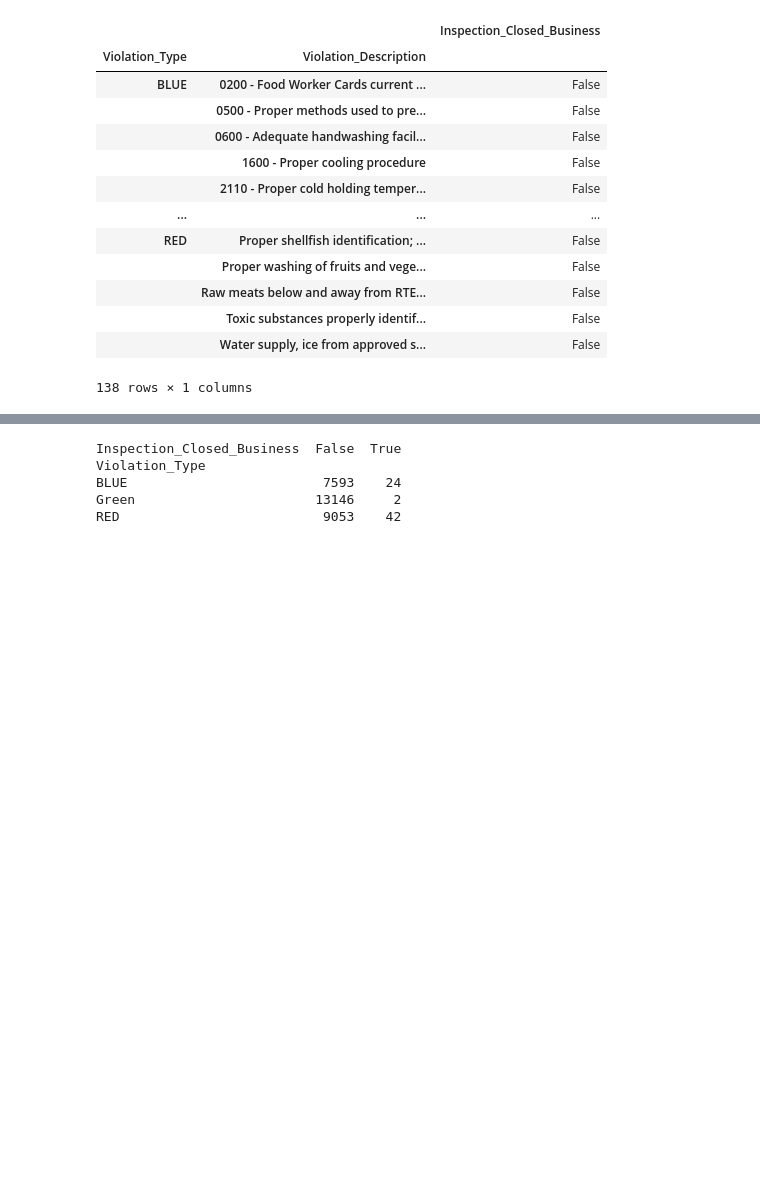
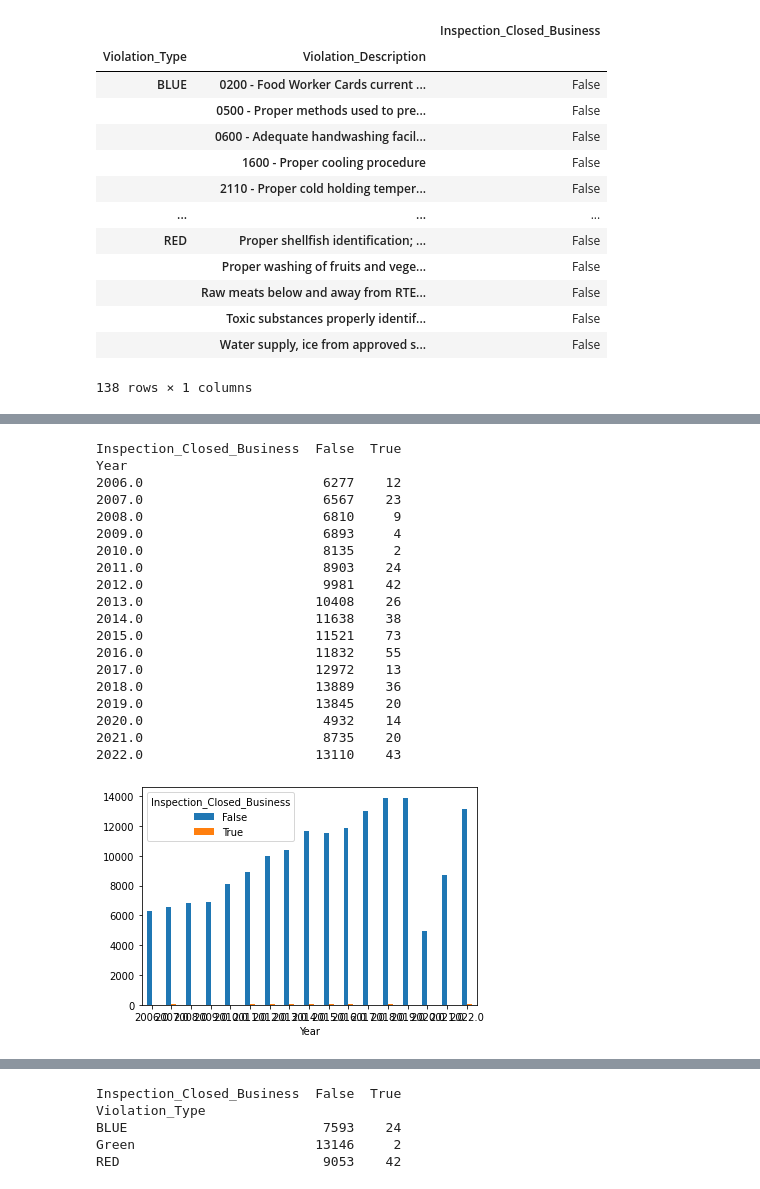
Before and after one commit to ML3-Group1/Project1, a Jupyter notebook: project.ipynb, the cells around one changed output, grey strips where cells are left out. Drawn from its saved outputs; the diff is of its cells as text; code cells hidden in the pictures; blank space fills up the shorter version.

```diff
--- a/project.ipynb
+++ b/project.ipynb
@@ -150,0 +156,25 @@ dd
+# %%
+CrosstabResult=pd.crosstab(index=df['Year'],columns=df['Inspection_Closed_Business'])
+CrosstabResult.plot.bar(figsize=(6,4), rot=0)
+print(CrosstabResult)
+# %% [output]
+Inspection_Closed_Business  False  True
+Year
+2006.0                       6277    12
+2007.0                       6567    23
+2008.0                       6810     9
+2009.0                       6893     4
+2010.0                       8135     2
+2011.0                       8903    24
+2012.0                       9981    42
+2013.0                      10408    26
+2014.0                      11638    38
+2015.0                      11521    73
+2016.0                      11832    55
+2017.0                      12972    13
+2018.0                      13889    36
+2019.0                      13845    20
+2020.0                       4932    14
+2021.0                       8735    20
+2022.0                      13110    43
+[figure, added]
```
Also changed, not shown: parts of 26 cells of this notebook.
